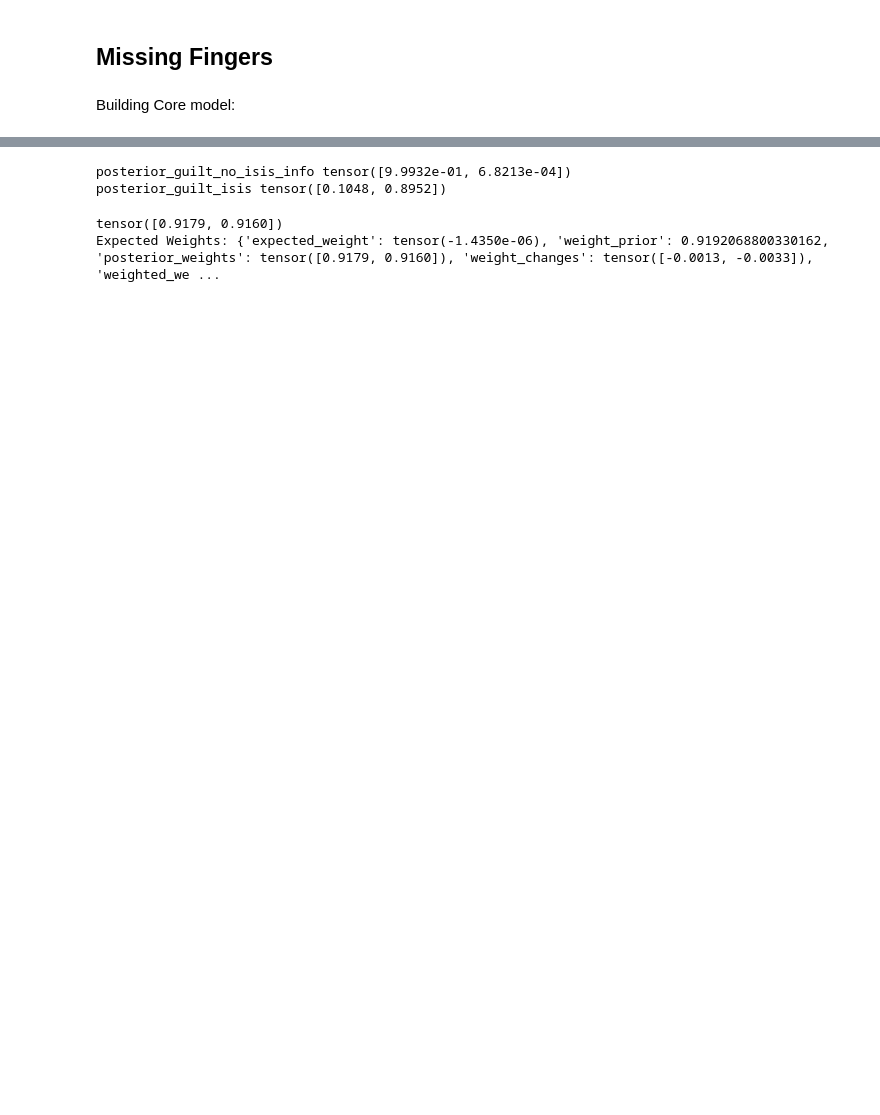
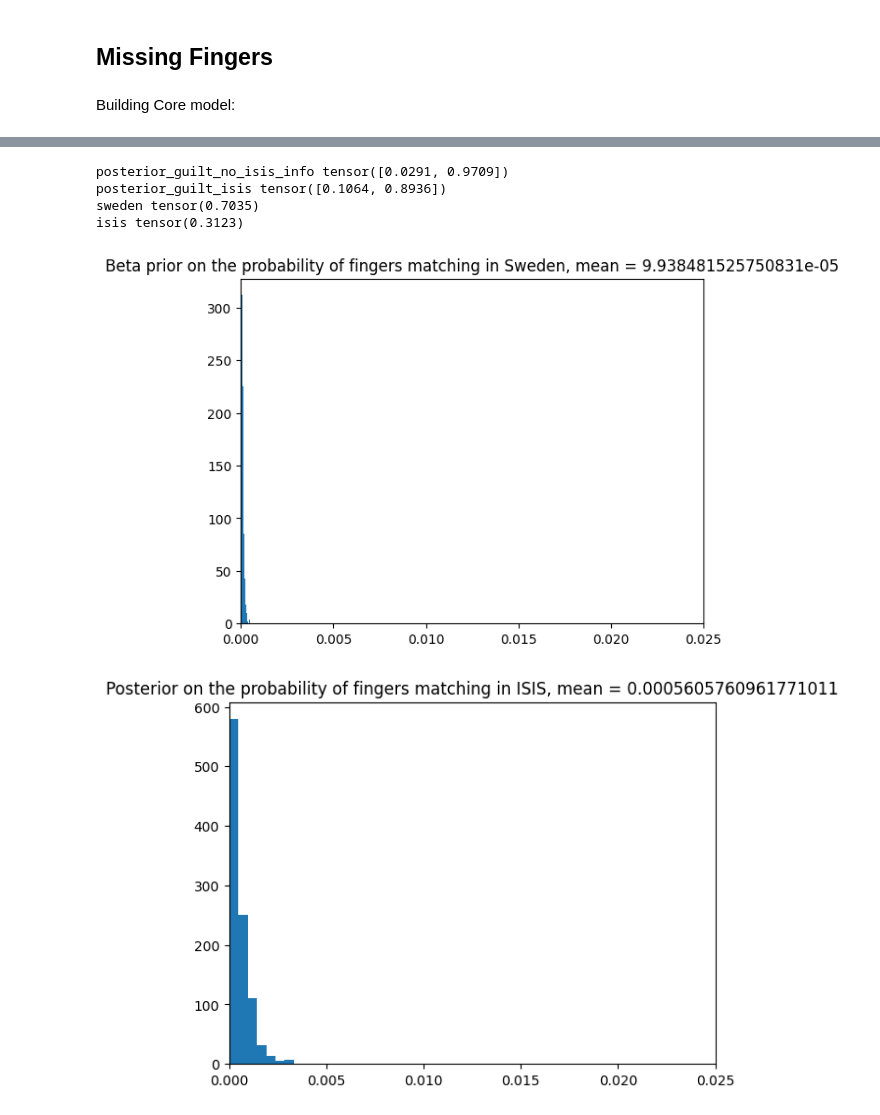
Before and after one commit to rfl-urbaniak/MRbook, a Jupyter notebook: docs/weight/missing_fingers.ipynb, the cells around one changed output, grey strips where cells are left out. Drawn from its saved outputs; the diff is of its cells as text; code cells hidden in the pictures; blank space fills up the shorter version.

Commit message:
bayesian mising fingers wip

```diff
--- a/docs/weight/missing_fingers.ipynb
+++ b/docs/weight/missing_fingers.ipynb
@@ -147,32 +110,41 @@ posterior_guilt_isis = torch.tensor(
 )
 
 prior_guilt = torch.tensor([1 - pr_identity, pr_identity])
-prior_guilt_isis = torch.tensor([1 - pr_identity_if_isis, pr_identity_if_isis])
+
 
 print("posterior_guilt_no_isis_info", posterior_guilt_sweden)
 print("posterior_guilt_isis", posterior_guilt_isis)
 
-# need to rethink this
-probs_of_evidece =  torch.tensor(
-        [
-        1- (pr_isis * pr_fingers_match_if_isis), pr_isis * pr_fingers_match_if_isis
-        ]
-    )
-# probs_of_evidence = torch.tensor(
-#     [pr_fingers_match_if_not_isis, pr_fingers_match_if_isis]
-# )
-# print(probs_of_evidence)
+
+print(
+"sweden", pot.weight(posterior_guilt_sweden, prior_guilt)
+)
+
+print(
+"isis", pot.weight(posterior_guilt_isis, prior_guilt)
+)
 # %% [output]
-posterior_guilt_no_isis_info tensor([9.9932e-01, 6.8213e-04])
-posterior_guilt_isis tensor([0.1048, 0.8952])
+posterior_guilt_no_isis_info tensor([0.0291, 0.9709])
+posterior_guilt_isis tensor([0.1064, 0.8936])
+sweden tensor(0.7035)
+isis tensor(0.3123)
-# %%
-expected_weights = expected_weight(
-    probs_of_evidence,
-    prior_guilt,
-    [posterior_guilt_not_isis_mean, posterior_guilt_isis_mean],
-)
-
-print("Expected Weights:", expected_weights)
-# %% [output]
-tensor([0.9179, 0.9160])
-Expected Weights: {'expected_weight': tensor(-1.4350e-06), 'weight_prior': 0.9192068800330162, 'posterior_weights': tensor([0.9179, 0.9160]), 'weight_changes': tensor([-0.0013, -0.0033]), 'weighted_we ...
+# %%
+with pyro.plate("samples", 1000):
+    probs_sweden = pyro.sample("probs_sweden", dist.Beta(2, 19998))
+
+plt.hist(probs_sweden)
+plt.title(f"Beta prior on the probability of fingers matching in Sweden, mean = {probs_sweden.mean()}")
+plt.xlim(0,.025)
+plt.show()
+
+with pyro.plate("multipliers", 1000):
+    multiplier = pyro.sample("probs_isis", dist.Uniform(1, 10))
+    probs_isis = (probs_sweden * multiplier).clamp(0, 1)
+
+plt.hist(probs_isis)
+plt.title(f"Posterior on the probability of fingers matching in ISIS, mean = {probs_isis.mean()}")
+plt.xlim(0,.025)
+plt.show()
+# %% [output]
+[figure, added]
+[figure, added]
```
Also changed, not shown: parts of 3 cells of this notebook, 1 other file.
